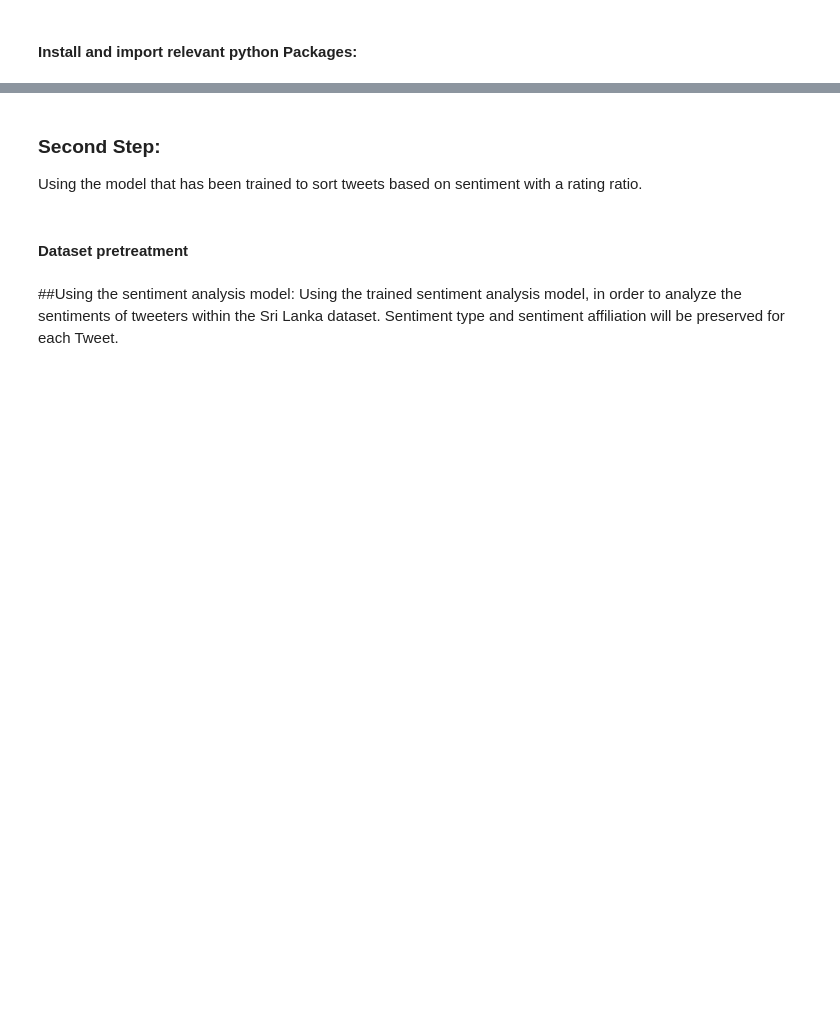
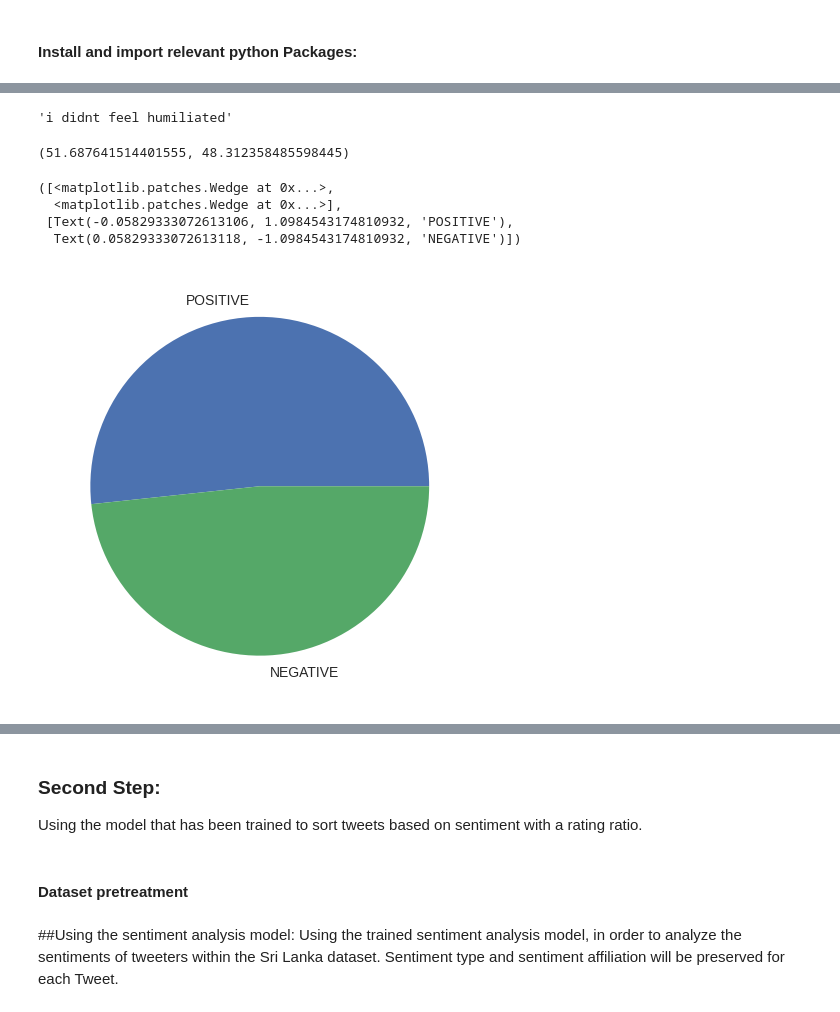
Before and after one commit to abhaybhadani/Tutorials, a Jupyter notebook: src/Analysis_and_sorting_of_tweeters'_feelings.ipynb, the cells around one changed output, grey strips where cells are left out. Cells and saved outputs as stored; diff of their text form; code cells hidden in the pictures; blank space fills up the shorter version.

```diff
--- a/src/Analysis_and_sorting_of_tweeters'_feelings.ipynb
+++ b/src/Analysis_and_sorting_of_tweeters'_feelings.ipynb
@@ -329,0 +602,7 @@ plt.show()
+# %%
+positive_lexicon = pd.read_csv("./data/positive-lexicon.txt", usecols=[0], names=['positive'], header=None)
+
+print(positive_lexicon.shape)
+
+negative_lexicon = pd.read_csv("./data/negative-lexicon.txt", encoding='ISO-8859-1', usecols=[0], names=['negative'], header=None)
+print(negative_lexicon.shape)
@@ -329,0 +630,32 @@ plt.show()
+# %%
+
+for i in range(1,size):
+# for i in range(0,4):
+    corpus_words = list(dataset.iloc[i].tweets_lemmatized.split(" "))
+#     print(i)
+
+    pos_count = len((set(corpus_words).intersection(set(positive_lexicon.positive))))
+#     print(pos_count)
+    neg_count = len((set(corpus_words).intersection(set(negative_lexicon.negative))))
+#     print(neg_count)
+#     if(pos_count>neg_count):
+#         print("It's a positive review")
+#     else:
+#         print("It's a negative review")
+
+    total_count_for_current_review = pos_count + neg_count+1 ## current positive and negative count
+    pos_percentage = (pos_count*100)/total_count_for_current_review
+    neg_percentage = (neg_count*100)/total_count_for_current_review
+#     print(pos_percentage)
+    ## current positive percentage
+#     print(neg_percentage)
+    ## current negtive percentage
+    total_pos_count = total_pos_count + pos_count ## overall positive count
+    total_neg_count = total_neg_count + neg_count ## overall negative count
+    pos_count_vector.append(pos_count)
+    neg_count_vector.append(neg_count)
+
+
+
+print("Positive Percentage = ", pos_percentage)
+print("Negative Percentage = ", neg_percentage)
@@ -329,0 +692,20 @@ plt.show()
+# %%
+dataset.iloc[0].Text
+# %% [output]
+'i didnt feel humiliated'
+# %%
+total_count = total_pos_count + total_neg_count
+overall_positive_percentage = (total_pos_count*100)/total_count
+overall_negative_percentage = (total_neg_count*100)/total_count
+# %%
+overall_positive_percentage, overall_negative_percentage
+# %% [output]
+(51.687641514401555, 48.312358485598445)
+# %%
+plt.pie([overall_positive_percentage, overall_negative_percentage], labels = ["POSITIVE","NEGATIVE"])
+# %% [output]
+([<matplotlib.patches.Wedge at 0x...>,
+  <matplotlib.patches.Wedge at 0x...>],
+ [Text(-0.05829333072613106, 1.0984543174810932, 'POSITIVE'),
+  Text(0.05829333072613118, -1.0984543174810932, 'NEGATIVE')])
+[figure, added]
```
Also changed, not shown: parts of 64 cells of this notebook, 10 other files.
